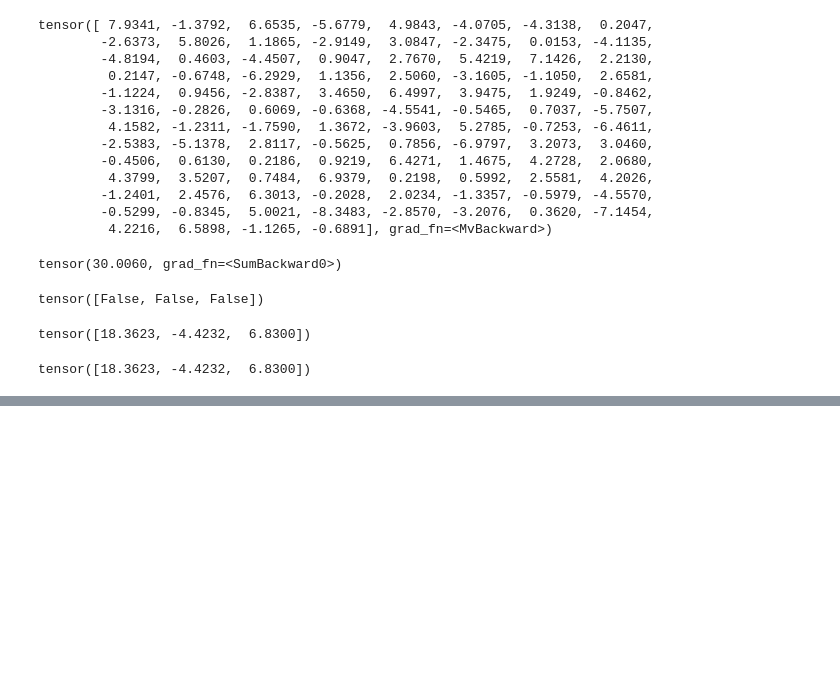
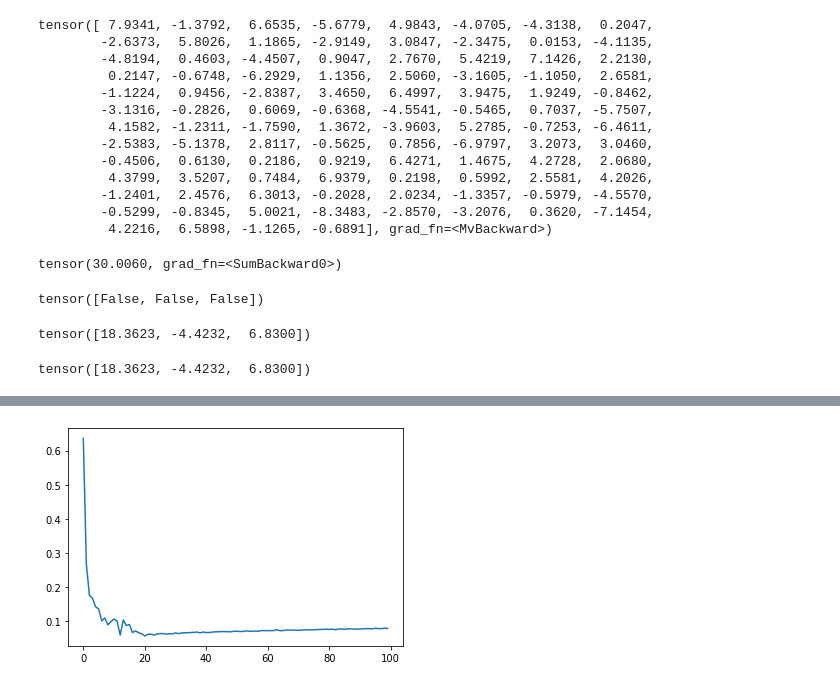
Before and after one commit to KamonohashiPerry/PyTorch, a Jupyter notebook: PyTorch.ipynb, the cells around one changed output, grey strips where cells are left out. Drawn from its saved outputs; the diff is of its cells as text; code cells hidden in the pictures; blank space fills up the shorter version.

```diff
--- a/PyTorch.ipynb
+++ b/PyTorch.ipynb
@@ -433,0 +874,4 @@ tensor([18.3623, -4.4232,  6.8300])
+# %%
+plt.plot(test_losses);
+# %% [output]
+[figure, added]
```
Also changed, not shown: parts of 45 cells of this notebook.
